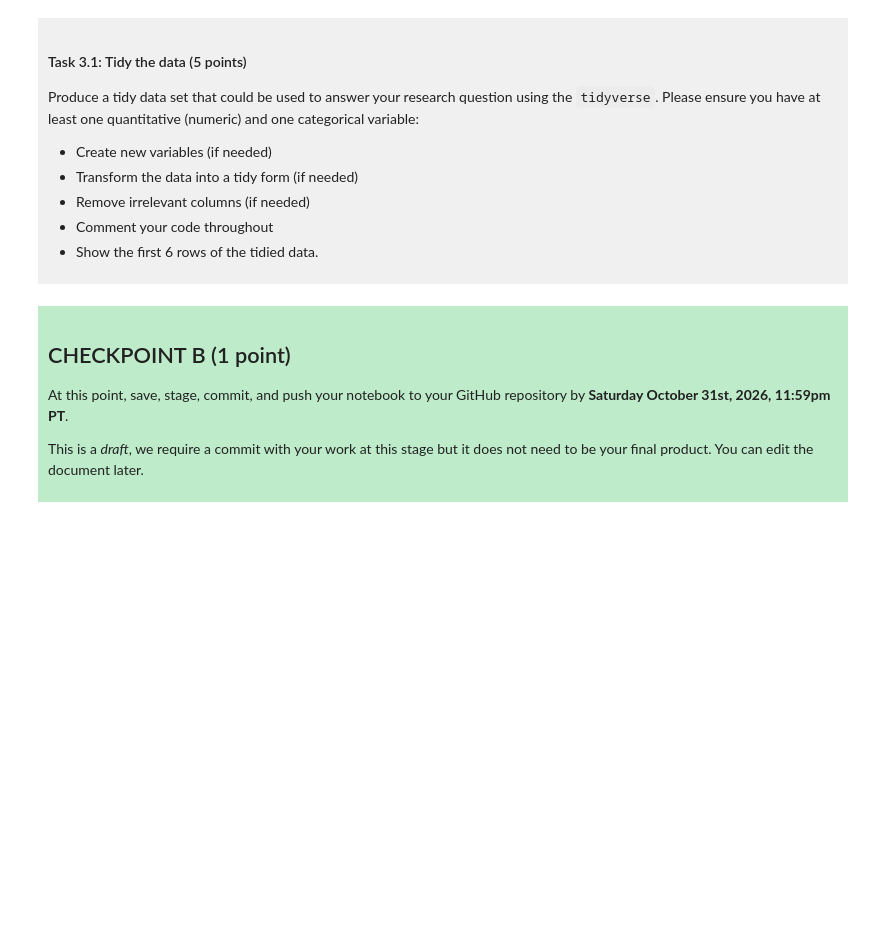
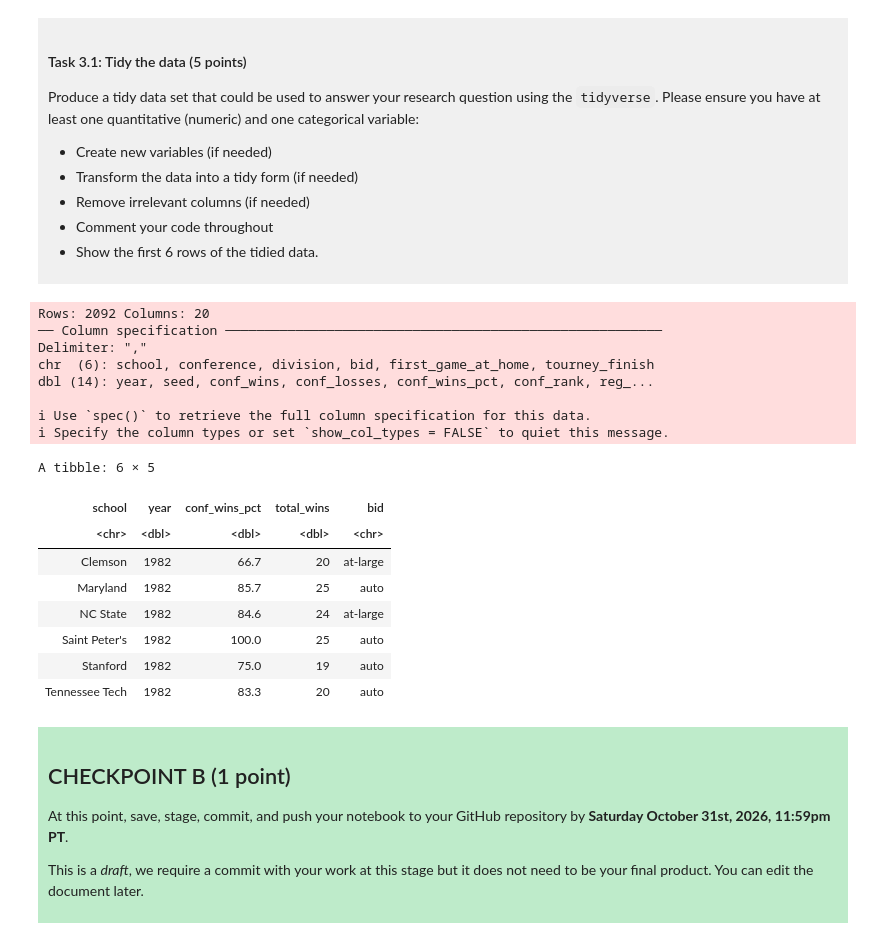
Before and after one commit to ss0903ubc/dsci-100-project-sia-shin, a Jupyter notebook: dsci-100-project-notebook.ipynb, the cells around one changed output. Saved outputs shown, nothing was run; the diff lists cells and outputs as text; code cells hidden in the pictures; blank space fills up the shorter version.

```diff
--- a/dsci-100-project-notebook.ipynb
+++ b/dsci-100-project-notebook.ipynb
@@ -189,7 +209,30 @@ Produce a tidy data set that could be used to answer your research question usin
 
 </div>
 # %%
-### EDIT THIS CODE CELL ###
+library(tidyverse)
+womens_data <- read_csv("https://raw.githubusercontent.com/diverse-data-hub/diversedata/refs/heads/main/data-clean/womensmarchmadness.csv")
+tidy_womens_data <- womens_data %>%
+  select(school, year, conf_wins_pct, total_wins, bid) %>%
+  drop_na()
+head(tidy_womens_data)
+# %% [output]
+Rows: 2092 Columns: 20
+── Column specification ────────────────────────────────────────────────────────
+Delimiter: ","
+chr  (6): school, conference, division, bid, first_game_at_home, tourney_finish
+dbl (14): year, seed, conf_wins, conf_losses, conf_wins_pct, conf_rank, reg_...
+
+ℹ Use `spec()` to retrieve the full column specification for this data.
+ℹ Specify the column types or set `show_col_types = FALSE` to quiet this message.
+A tibble: 6 × 5
+| school | year | conf_wins_pct | total_wins | bid |
+| <chr> | <dbl> | <dbl> | <dbl> | <chr> |
+| Clemson | 1982 | 66.7 | 20 | at-large |
+| Maryland | 1982 | 85.7 | 25 | auto |
+| NC State | 1982 | 84.6 | 24 | at-large |
+| Saint Peter's | 1982 | 100.0 | 25 | auto |
+| Stanford | 1982 | 75.0 | 19 | auto |
+| Tennessee Tech | 1982 | 83.3 | 20 | auto |
 # %% [markdown]
 <div style="background-color: #beebca; padding: 10px;">
 
```
Also changed, not shown: parts of 3 cells of this notebook.
